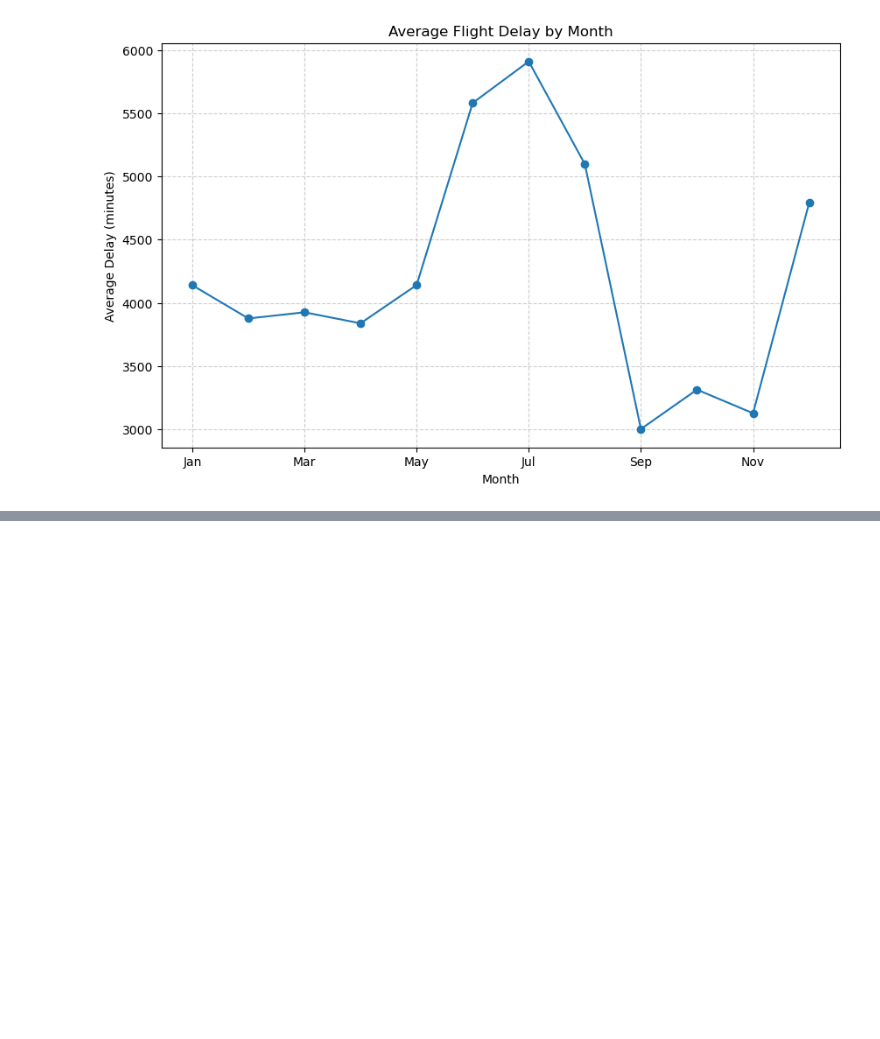
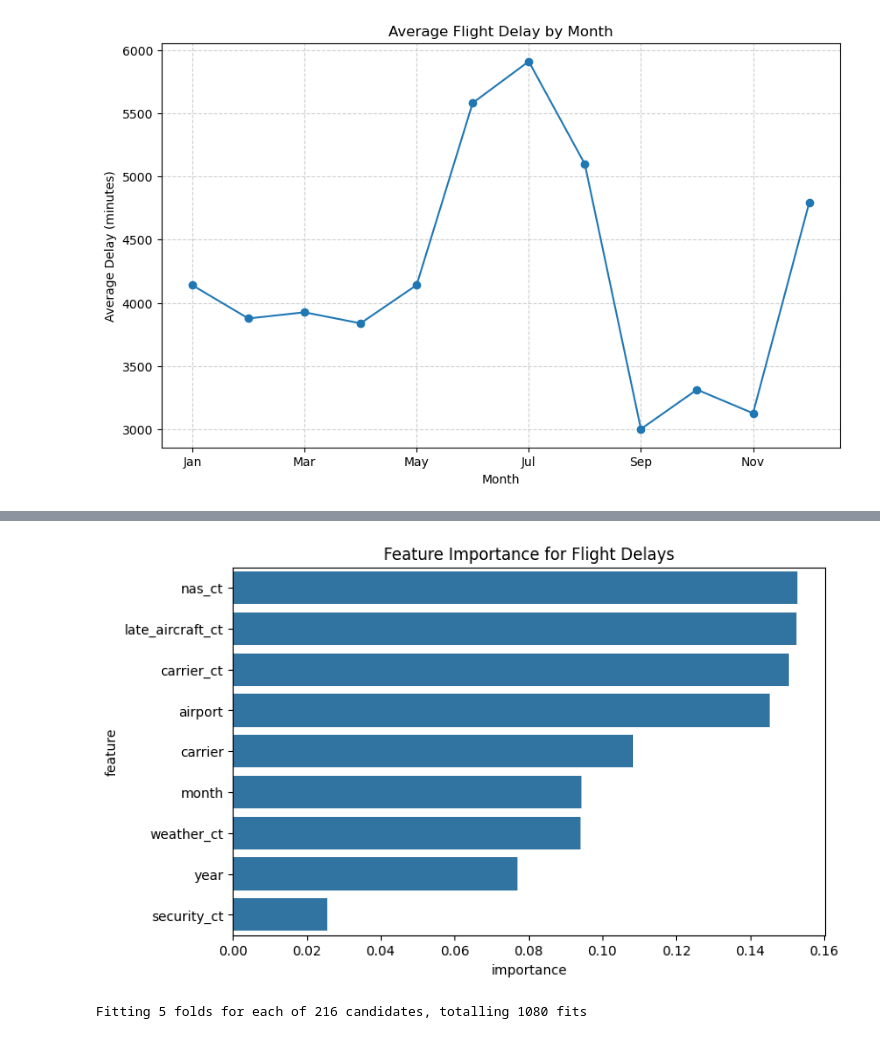
Before and after one commit to rayyan448/flight-delay-analysis, a Jupyter notebook: flight_analysis.ipynb, the cells around one changed output, grey strips where cells are left out. Cells and saved outputs as stored; diff of their text form; code cells hidden in the pictures; blank space fills up the shorter version.

```diff
--- a/flight_analysis.ipynb
+++ b/flight_analysis.ipynb
@@ -890,0 +993,63 @@ plt.show()
+# %%
+import matplotlib.pyplot as plt
+import seaborn as sns
+
+# Get feature importances
+importances = model.feature_importances_
+feature_names = X.columns
+
+# Create a DataFrame
+feat_imp = pd.DataFrame({"feature": feature_names, "importance": importances})
+feat_imp = feat_imp.sort_values(by="importance", ascending=False)
+
+# Plot
+plt.figure(figsize=(8,5))
+sns.barplot(x="importance", y="feature", data=feat_imp)
+plt.title("Feature Importance for Flight Delays")
+plt.show()
+# %% [output]
+[figure, added]
+# %%
+# from sklearn.model_selection import RandomizedSearchCV
+from sklearn.model_selection import GridSearchCV
+rf = RandomForestClassifier(random_state=42)
+
+# Define parameter grid
+param_grid = {
+    "n_estimators": [100, 200, 300],
+    "max_depth": [None, 10, 20, 30],
+    "max_features": ["sqrt", "log2"],  # removed 'auto'
+    "min_samples_split": [2, 5, 10],
+    "min_samples_leaf": [1, 2, 4]
+}
+
+
+
+grid_search = GridSearchCV(
+    estimator=rf,
+    param_grid=param_grid,
+    cv=5,
+    n_jobs=-1,
+    verbose=2
+)
+
+grid_search.fit(X_train, y_train)
+
+# # Randomized Search
+# random_search = RandomizedSearchCV(
+#     estimator=RandomForestClassifier(random_state=42),
+#     param_distributions=param_grid,
+#     n_iter=10,  # number of different combinations to try
+#     cv=3,  # 3-fold cross-validation
+#     verbose=2,
+#     random_state=42,
+#     n_jobs=-1
+# )
+
+# # Fit search
+# random_search.fit(X_train, y_train)
+
+print("Best Parameters:", grid_search.best_params_)
+print("Best Score:", grid_search.best_score_)
+# %% [output]
+Fitting 5 folds for each of 216 candidates, totalling 1080 fits
```
Also changed, not shown: parts of 5 cells of this notebook.
